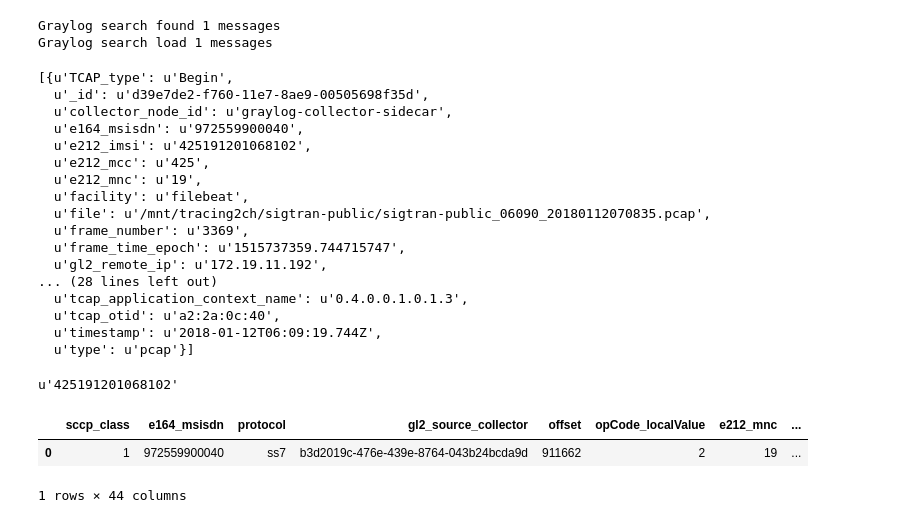
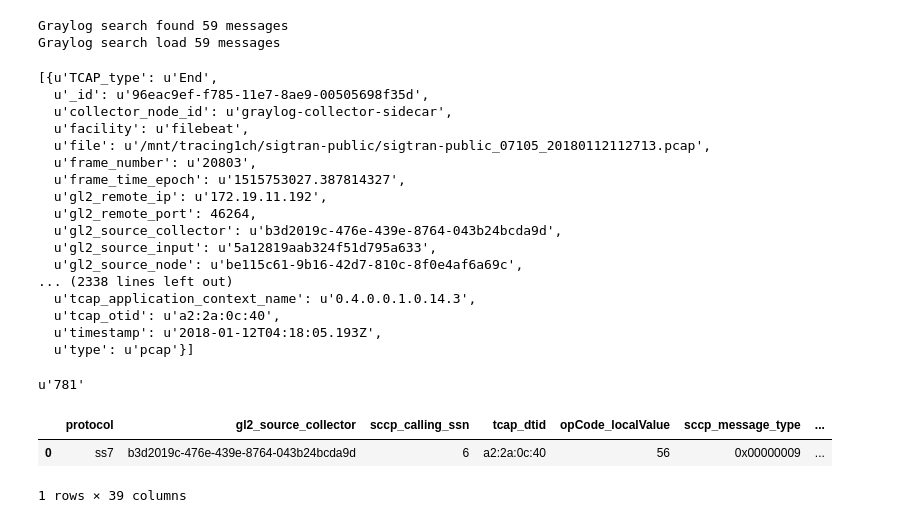
Before and after one commit to balobinp/RB_BD, a Jupyter notebook: RB_DB_CONN_Python2.ipynb, the cells around one changed output. Cells and saved outputs as stored; diff of their text form; code cells hidden in the pictures.

```diff
--- a/RB_DB_CONN_Python2.ipynb
+++ b/RB_DB_CONN_Python2.ipynb
@@ -12,6 +12,12 @@ graylog_con={
         "password":"",
         "url":"http://graylog-ui.roamability.com:9000/api"
     }
+# %%
+graylog_con={
+        "user":"pavel",
+        "password":"O777ver7k1",
+        "url":"http://graylog-ui.roamability.com:9000/api"
+    }
 # %%
 api = GraylogAPI(
     graylog_con["url"],
@@ -22,7 +28,8 @@ import datetime
 #format like 2017-03-06T16:28
 dateFrom = datetime.datetime.strptime('2018-01-12T05:00', '%Y-%m-%dT%H:%M')
 dateTo = datetime.datetime.strptime('2018-01-12T12:00', '%Y-%m-%dT%H:%M')
-query='protocol:ss7 AND opCode_localValue:2 AND TCAP_type:Begin AND e212_imsi:425191201068102 AND tcap_otid:"a2:2a:0c:40"'
+#query='protocol:ss7 AND opCode_localValue:2 AND TCAP_type:Begin AND e212_imsi:425191201068102 AND tcap_otid:"a2:2a:0c:40"'
+query='protocol:ss7 AND (tcap_otid:"a2:2a:0c:40" OR tcap_dtid:"a2:2a:0c:40")'
 # %%
 gres=api.search.universal.absolute.get(query=query, from_=dateFrom, to=dateTo)
 # %%
@@ -56,40 +63,40 @@ def LoadGraylogResult(exportsearch_results):
 # %%
 pgres=LoadGraylogResult(gres)
 # %% [output]
-Graylog search found 1 messages
-Graylog search load 1 messages
+Graylog search found 59 messages
+Graylog search load 59 messages
 # %%
 pgres
 # %% [output]
-[{u'TCAP_type': u'Begin',
-  u'_id': u'd39e7de2-f760-11e7-8ae9-00505698f35d',
+[{u'TCAP_type': u'End',
+  u'_id': u'96eac9ef-f785-11e7-8ae9-00505698f35d',
   u'collector_node_id': u'graylog-collector-sidecar',
-  u'e164_msisdn': u'972559900040',
-  u'e212_imsi': u'425191201068102',
-  u'e212_mcc': u'425',
-  u'e212_mnc': u'19',
   u'facility': u'filebeat',
-  u'file': u'/mnt/tracing2ch/sigtran-public/sigtran-public_06090_20180112070835.pcap',
-  u'frame_number': u'3369',
-  u'frame_time_epoch': u'1515737359.744715747',
+  u'file': u'/mnt/tracing1ch/sigtran-public/sigtran-public_07105_20180112112713.pcap',
+  u'frame_number': u'20803',
+  u'frame_time_epoch': u'1515753027.387814327',
   u'gl2_remote_ip': u'172.19.11.192',
-... (28 lines left out)
-  u'tcap_application_context_name': u'0.4.0.0.1.0.1.3',
+  u'gl2_remote_port': 46264,
+  u'gl2_source_collector': u'b3d2019c-476e-439e-8764-043b24bcda9d',
+  u'gl2_source_input': u'5a12819aab324f51d795a633',
+  u'gl2_source_node': u'be115c61-9b16-42d7-810c-8f0e4af6a69c',
+... (2338 lines left out)
+  u'tcap_application_context_name': u'0.4.0.0.1.0.14.3',
   u'tcap_otid': u'a2:2a:0c:40',
-  u'timestamp': u'2018-01-12T06:09:19.744Z',
+  u'timestamp': u'2018-01-12T04:18:05.193Z',
   u'type': u'pcap'}]
 # %%
-data=pgres[0]
+data=pgres
-# %%
-data['e212_imsi']
-# %% [output]
-u'425191201068102'
+# %%
+data[0]['m3ua_OPC']
+# %% [output]
+u'781'
 # %%
-columns=list(data.keys())
-values = list(data.values())
+columns=list(data[0].keys())
+values = list(data[0].values())
 arr_len = len(values)
 pd.DataFrame(np.array(values, dtype=object).reshape(1, arr_len), columns=columns)
 # %% [output]
-|  | sccp_class | e164_msisdn | protocol | gl2_source_collector | offset | opCode_localValue | e212_mnc | ... |
-| 0 | 1 | 972559900040 | ss7 | b3d2019c-476e-439e-8764-043b24bcda9d | 911662 | 2 | 19 | ... |
+|  | protocol | gl2_source_collector | sccp_calling_ssn | tcap_dtid | opCode_localValue | sccp_message_type | ... |
+| 0 | ss7 | b3d2019c-476e-439e-8764-043b24bcda9d | 6 | a2:2a:0c:40 | 56 | 0x00000009 | ... |
-1 rows × 44 columns
+1 rows × 39 columns
```
Also changed, not shown: parts of 3 cells of this notebook.
